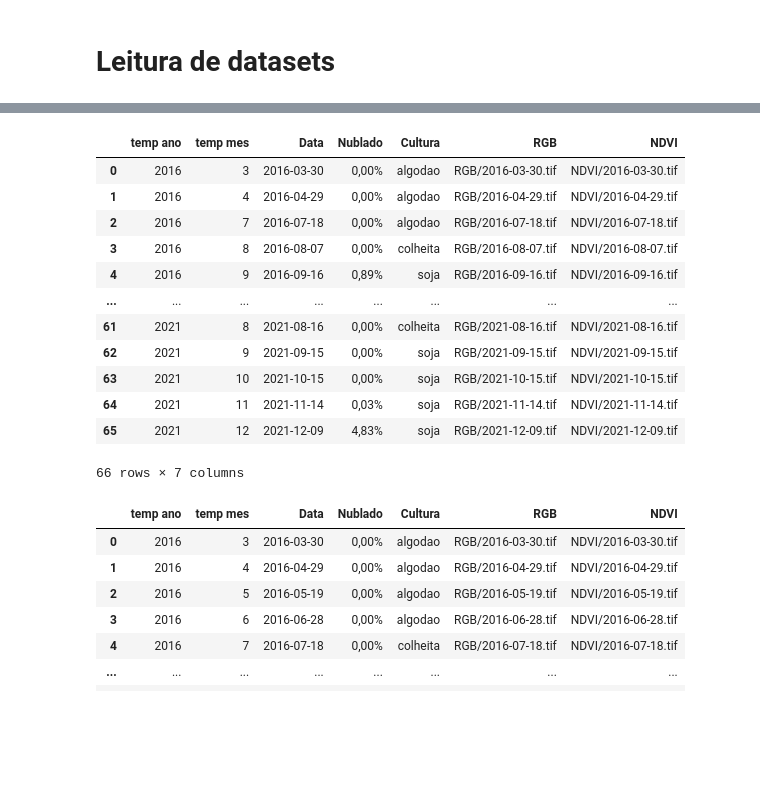
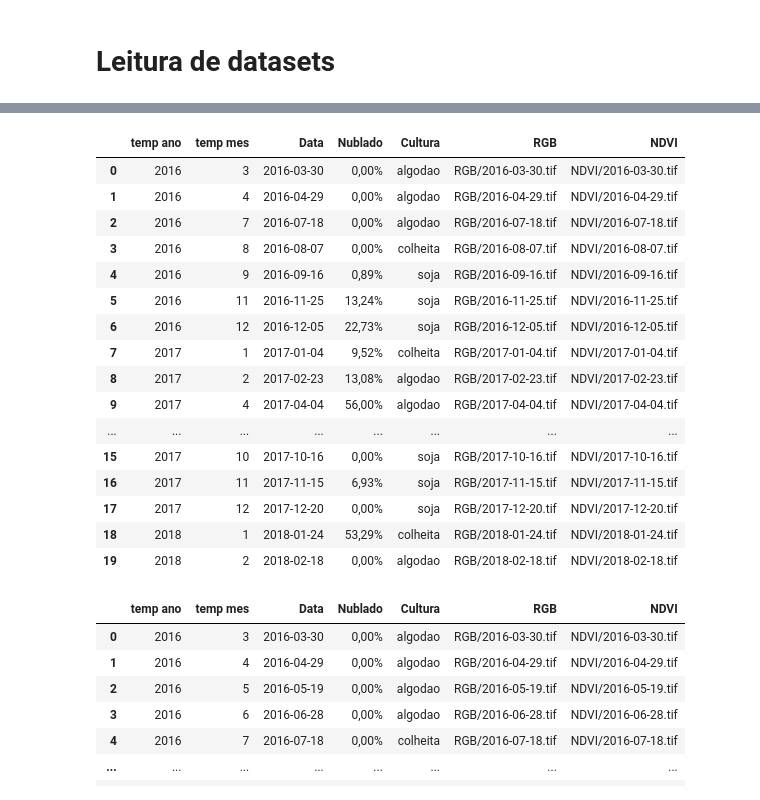
Before and after one commit to g-roger/analise-vegetativa-bemagro, a Jupyter notebook: 20ia_05_EDA_bemagro.ipynb, the cells around one changed output, grey strips where cells are left out. Cells and saved outputs as stored; diff of their text form; code cells hidden in the pictures; blank space fills up the shorter version.

```diff
--- a/20ia_05_EDA_bemagro.ipynb
+++ b/20ia_05_EDA_bemagro.ipynb
@@ -115,19 +135,23 @@ rasters_df2 = get_rasters(df_2, dataset_2)
 # %%
-df_1
+df_1.head(20)
 # %% [output]
 |  | temp ano | temp mes | Data | Nublado | Cultura | RGB | NDVI |
 | 0 | 2016 | 3 | 2016-03-30 | 0,00% | algodao | RGB/2016-03-30.tif | NDVI/2016-03-30.tif |
 | 1 | 2016 | 4 | 2016-04-29 | 0,00% | algodao | RGB/2016-04-29.tif | NDVI/2016-04-29.tif |
 | 2 | 2016 | 7 | 2016-07-18 | 0,00% | algodao | RGB/2016-07-18.tif | NDVI/2016-07-18.tif |
 | 3 | 2016 | 8 | 2016-08-07 | 0,00% | colheita | RGB/2016-08-07.tif | NDVI/2016-08-07.tif |
 | 4 | 2016 | 9 | 2016-09-16 | 0,89% | soja | RGB/2016-09-16.tif | NDVI/2016-09-16.tif |
+| 5 | 2016 | 11 | 2016-11-25 | 13,24% | soja | RGB/2016-11-25.tif | NDVI/2016-11-25.tif |
+| 6 | 2016 | 12 | 2016-12-05 | 22,73% | soja | RGB/2016-12-05.tif | NDVI/2016-12-05.tif |
+| 7 | 2017 | 1 | 2017-01-04 | 9,52% | colheita | RGB/2017-01-04.tif | NDVI/2017-01-04.tif |
+| 8 | 2017 | 2 | 2017-02-23 | 13,08% | algodao | RGB/2017-02-23.tif | NDVI/2017-02-23.tif |
+| 9 | 2017 | 4 | 2017-04-04 | 56,00% | algodao | RGB/2017-04-04.tif | NDVI/2017-04-04.tif |
 | ... | ... | ... | ... | ... | ... | ... | ... |
-| 61 | 2021 | 8 | 2021-08-16 | 0,00% | colheita | RGB/2021-08-16.tif | NDVI/2021-08-16.tif |
-| 62 | 2021 | 9 | 2021-09-15 | 0,00% | soja | RGB/2021-09-15.tif | NDVI/2021-09-15.tif |
-| 63 | 2021 | 10 | 2021-10-15 | 0,00% | soja | RGB/2021-10-15.tif | NDVI/2021-10-15.tif |
-| 64 | 2021 | 11 | 2021-11-14 | 0,03% | soja | RGB/2021-11-14.tif | NDVI/2021-11-14.tif |
-| 65 | 2021 | 12 | 2021-12-09 | 4,83% | soja | RGB/2021-12-09.tif | NDVI/2021-12-09.tif |
+| 15 | 2017 | 10 | 2017-10-16 | 0,00% | soja | RGB/2017-10-16.tif | NDVI/2017-10-16.tif |
+| 16 | 2017 | 11 | 2017-11-15 | 6,93% | soja | RGB/2017-11-15.tif | NDVI/2017-11-15.tif |
+| 17 | 2017 | 12 | 2017-12-20 | 0,00% | soja | RGB/2017-12-20.tif | NDVI/2017-12-20.tif |
+| 18 | 2018 | 1 | 2018-01-24 | 53,29% | colheita | RGB/2018-01-24.tif | NDVI/2018-01-24.tif |
+| 19 | 2018 | 2 | 2018-02-18 | 0,00% | algodao | RGB/2018-02-18.tif | NDVI/2018-02-18.tif |
-66 rows × 7 columns
 # %%
 df_2
 # %% [output]
```
Also changed, not shown: parts of 42 cells of this notebook.
